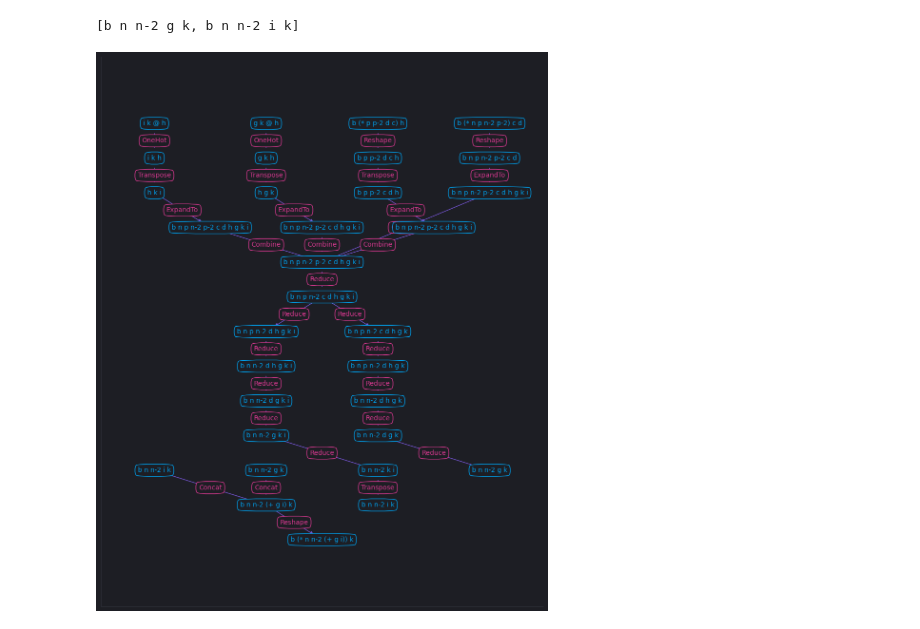
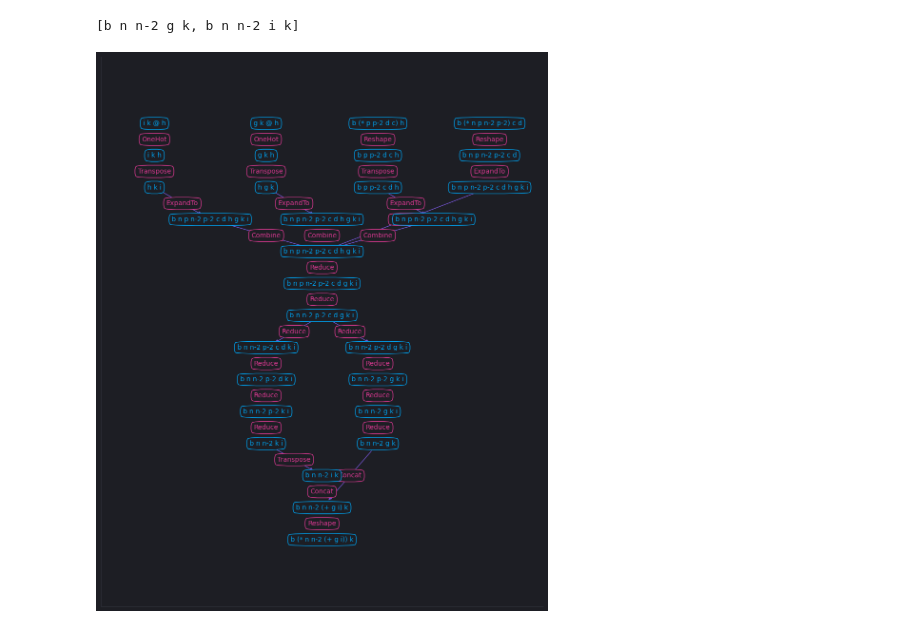
Before and after one commit to nicholas-miklaucic/eins, a Jupyter notebook: network.ipynb, the cells around one changed output. Cells and saved outputs as stored; diff of their text form; code cells hidden in the pictures.

```diff
--- a/network.ipynb
+++ b/network.ipynb
@@ -19,29 +19,26 @@ prog.sinks
 # %%
 G = nx.DiGraph()
 
 def add_to_graph(node, layer=0):
     if node not in G.nodes:
         G.add_node(id(node), label=str(node), layer=-layer)
     for (op, children) in node.children:
         for child in children:
             add_to_graph(child, layer=layer+1)
             # print(f'{node} -> {child} {op}')
             G.add_edge(id(node), id(child), label=op.__class__.__name__)
 
 for source in prog.sources:
     add_to_graph(source)
 
-for sink in prog.sinks:
-    add_to_graph(sink, layer=10)
-
 fig, ax = plt.subplots(figsize=(12, 15))
 labels = {node: data['label'] for node, data in G.nodes(data=True)}
 edge_labels = {(e1, e2): data['label'] for e1, e2, data in G.edges(data=True)}
 pos = nx.multipartite_layout(G, subset_key='layer', align='horizontal')
 # pos = nx.planar_layout(G)
 nx.draw_networkx(G, pos=pos, ax=ax, node_shape='s', node_size=0, edge_color=cs[5], font_color=cs[0], margins=0.1,
                  min_source_margin=15, min_target_margin=15, labels=labels, font_size=10,
                  bbox=dict(boxstyle='round4', fc=plt.rcParams['axes.facecolor'], ec=cs[0], pad=0.5))
 nx.draw_networkx_edge_labels(G, pos=pos, ax=ax, edge_labels=edge_labels, rotate=False, font_size=10, font_color=cs[4], bbox=dict(boxstyle='round4', fc=plt.rcParams['axes.facecolor'], ec=cs[4], pad=0.5));
 # %% [output]
-[figure, old version]
+[figure, new version]
```
Also changed, not shown: 3 other files.
